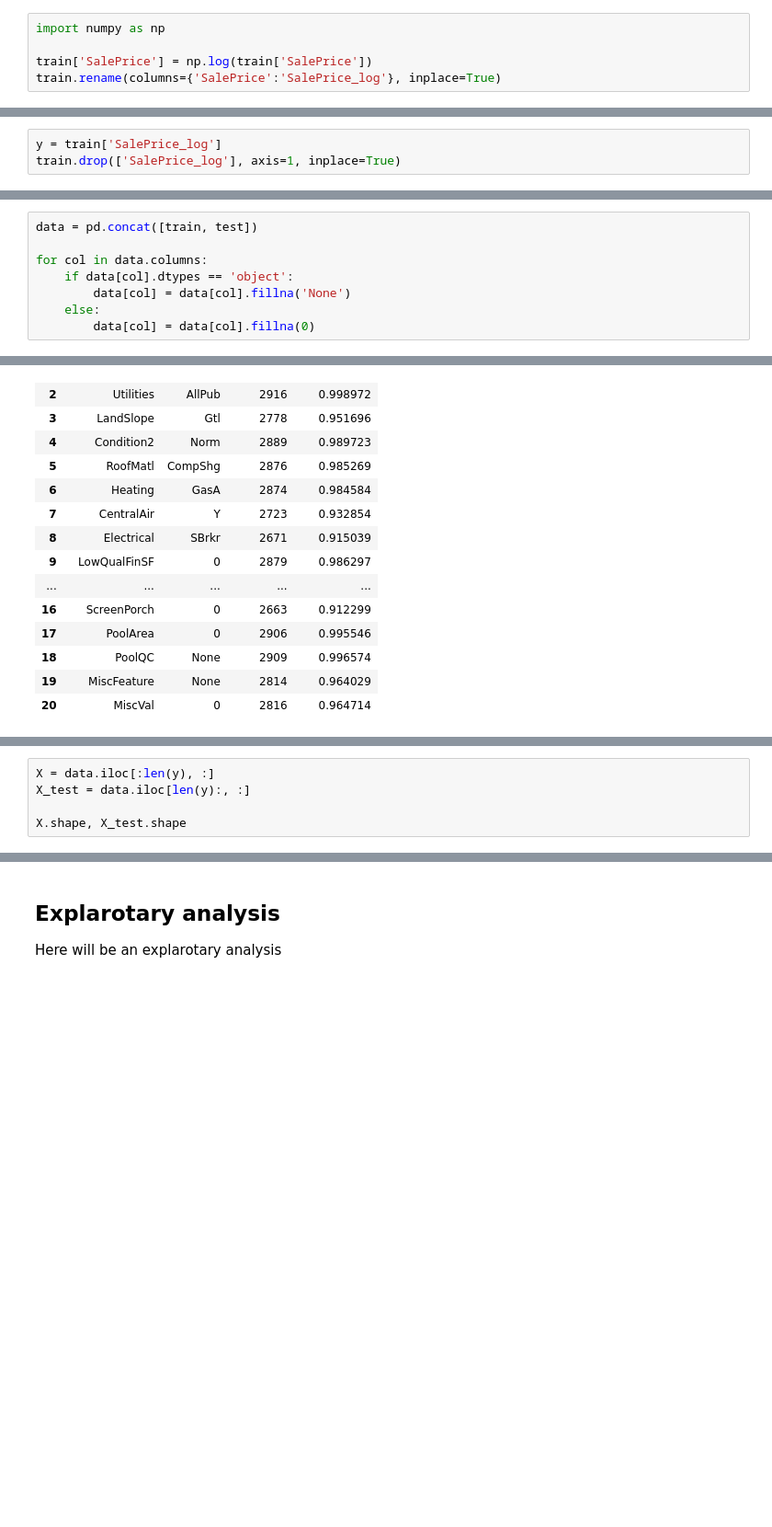
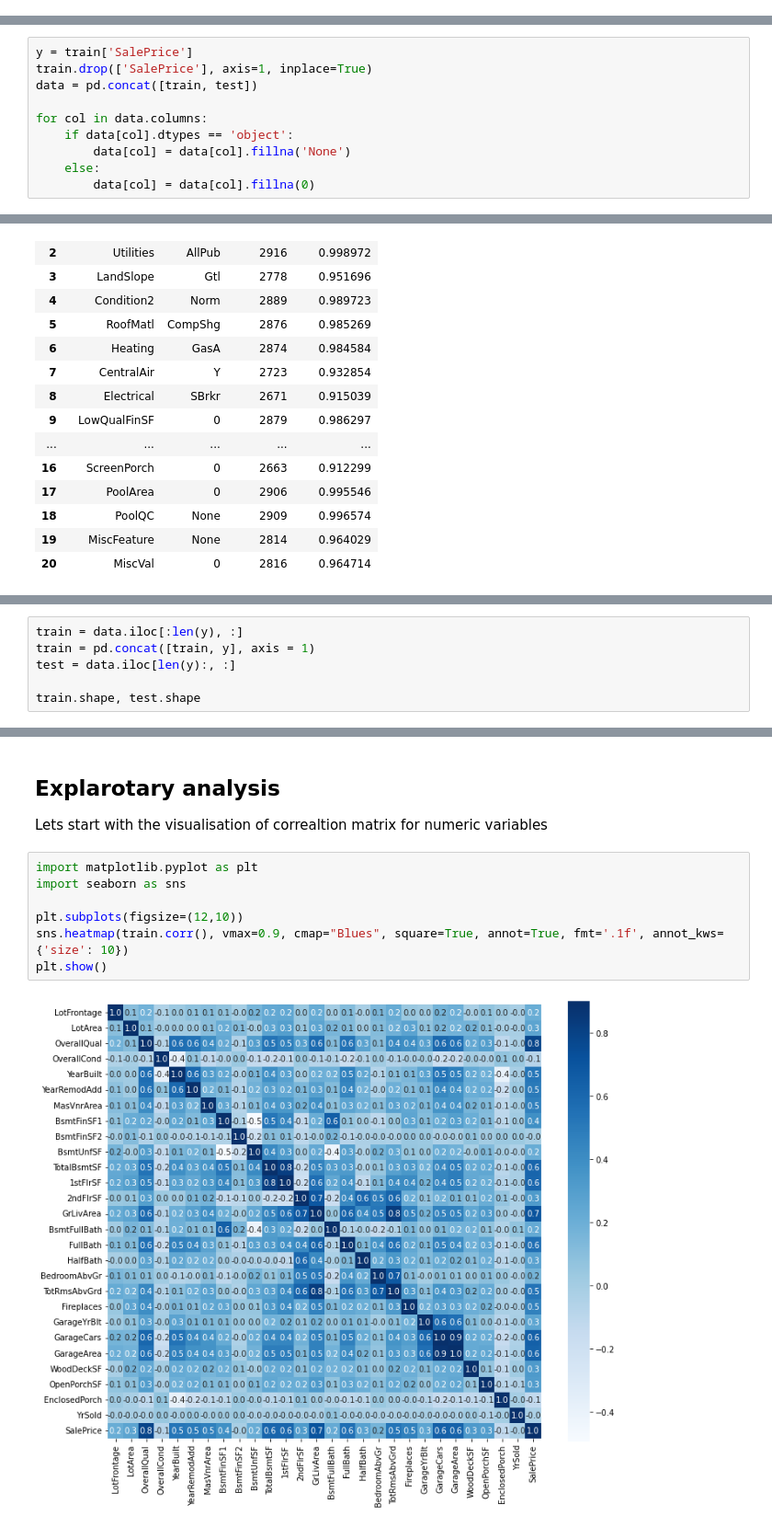
Before and after one commit to artsiom-bury/house-prices, a Jupyter notebook: House prices.ipynb, the cells around one changed output, grey strips where cells are left out. Shown at 92% size. Saved outputs shown, nothing was run; the diff lists cells and outputs as text; blank space fills up the shorter version.

Commit message:
added Explarotary Analysis

```diff
--- a/House prices.ipynb
+++ b/House prices.ipynb
@@ -58,5 +45,0 @@ As we can see min <code>SalePrice</code> is 34900, max - 755000, there are no ne
-# %%
-import numpy as np
-
-train['SalePrice'] = np.log(train['SalePrice'])
-train.rename(columns={'SalePrice':'SalePrice_log'}, inplace=True)
@@ -72,4 +46 @@ Now we have small value for skewness and distribution close to the normal one. N
-# %%
-y = train['SalePrice_log']
-train.drop(['SalePrice_log'], axis=1, inplace=True)
 # %% [markdown]
@@ -123,4 +94,6 @@ In some columns there are a lot of NaN values, but if we read data description w
 # %%
+y = train['SalePrice']
+train.drop(['SalePrice'], axis=1, inplace=True)
 data = pd.concat([train, test])
 
 for col in data.columns:
@@ -172,6 +144,7 @@ data.shape
 # %%
-X = data.iloc[:len(y), :]
-X_test = data.iloc[len(y):, :]
+train = data.iloc[:len(y), :]
+train = pd.concat([train, y], axis = 1)
+test = data.iloc[len(y):, :]
 
-X.shape, X_test.shape
+train.shape, test.shape
 # %% [output]
@@ -179,4 +152,13 @@ X.shape, X_test.shape
-# %% [markdown]
-## Explarotary analysis
-
-Here will be an explarotary analysis
+# %% [markdown]
+## Explarotary analysis
+
+Lets start with the visualisation of correaltion matrix for numeric variables
+# %%
+import matplotlib.pyplot as plt
+import seaborn as sns
+
+plt.subplots(figsize=(12,10))
+sns.heatmap(train.corr(), vmax=0.9, cmap="Blues", square=True, annot=True, fmt='.1f', annot_kws={'size': 10})
+plt.show()
+# %% [output]
+[figure, added]
```
Also changed, not shown: parts of 27 cells of this notebook.
